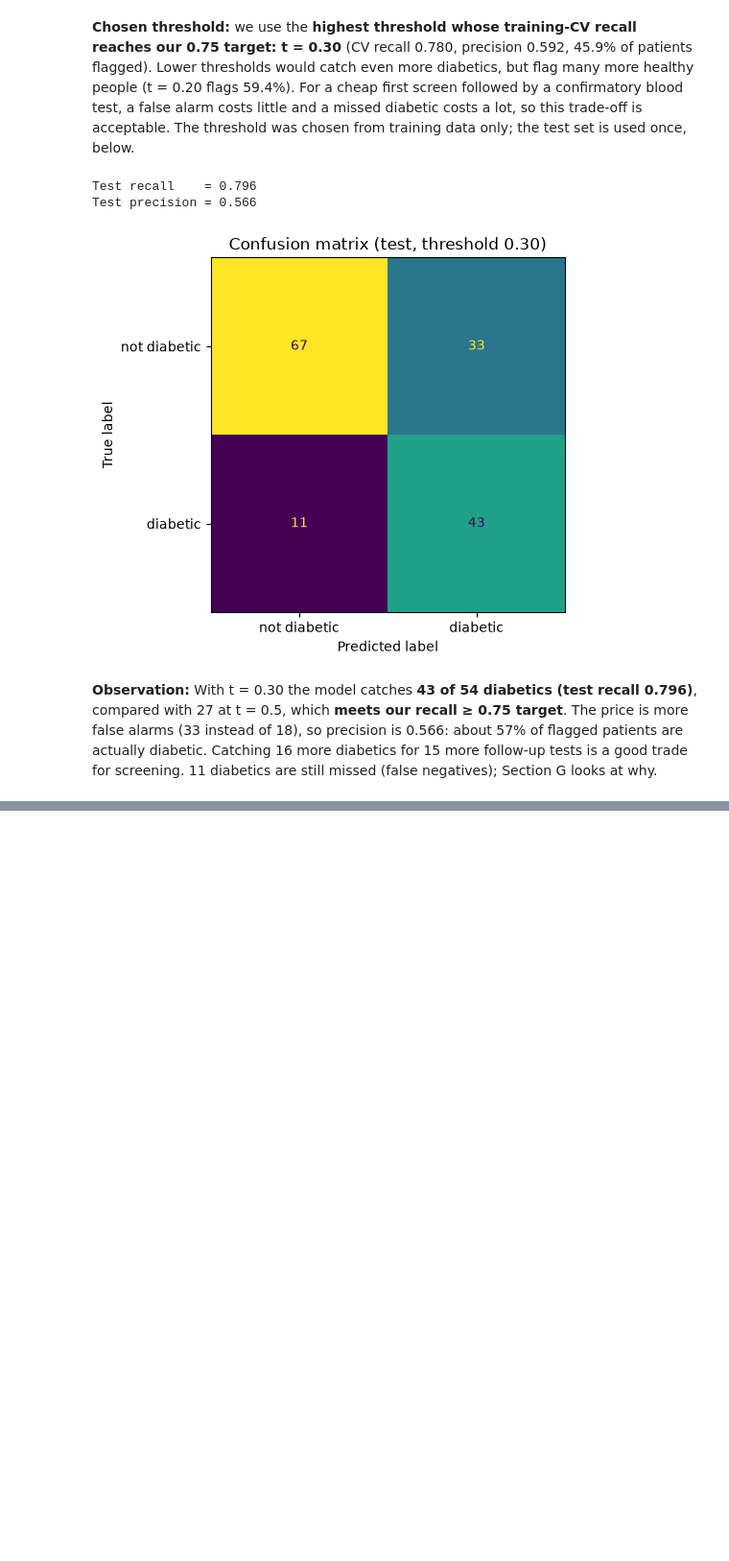
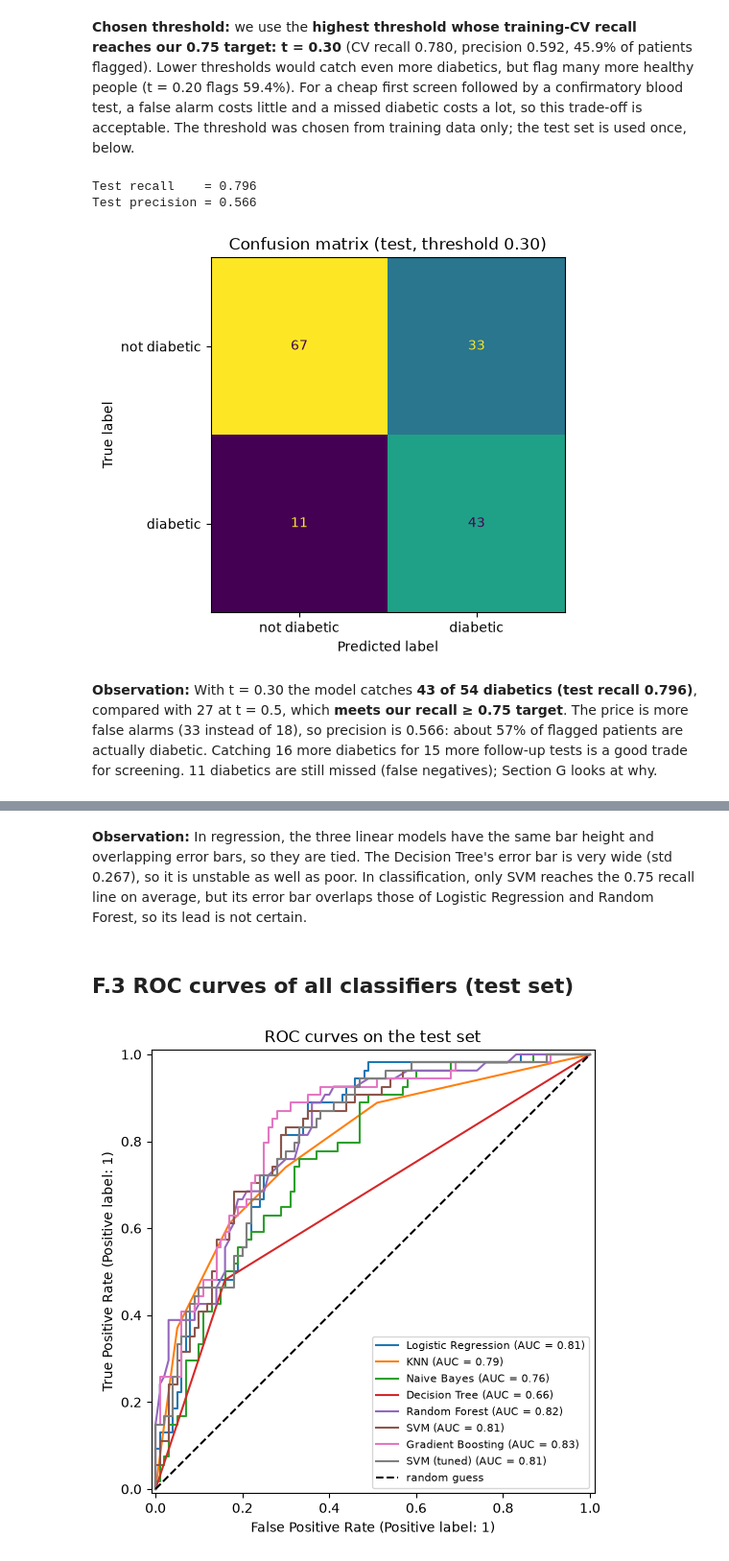
Before and after one commit to aggamsingh/diabetes-risk, a Jupyter notebook: diabetes_risk.ipynb, the cells around one changed output, grey strips where cells are left out. Shown at 96% size. Drawn from its saved outputs; the diff is of its cells as text; code cells hidden in the pictures; blank space fills up the shorter version.

```diff
--- a/diabetes_risk.ipynb
+++ b/diabetes_risk.ipynb
@@ -1023,0 +1031,10 @@ Test precision = 0.566
+# %%
+reg_test = {}
+for name, model in reg_models.items():
+    model.fit(X_train_prog, y_train_prog)
+    reg_test[name] = r2_score(y_test_prog, model.predict(X_test_prog))
+
+reg_compare = reg_cv[["model", "R2 train", "R2", "R2 std", "RMSE", "fit time (s)"]].copy()
+reg_compare = reg_compare.rename(columns={"R2": "R2 CV", "R2 std": "R2 CV std", "RMSE": "RMSE CV"})
+reg_compare["R2 test"] = reg_compare["model"].map(reg_test)
+reg_compare.round(3)
@@ -1023,0 +1055,13 @@ Test precision = 0.566
+# %%
+clf_test_recall, clf_test_auc, clf_proba = {}, {}, {}
+for name, model in clf_models.items():
+    model.fit(X_train_pima, y_train_pima)
+    clf_proba[name] = model.predict_proba(X_test_pima)[:, 1]
+    clf_test_recall[name] = recall_score(y_test_pima, model.predict(X_test_pima))
+    clf_test_auc[name] = roc_auc_score(y_test_pima, clf_proba[name])
+
+clf_compare = clf_cv[["model", "recall", "recall std", "roc_auc train", "roc_auc",
+                      "roc_auc std", "fit time (s)"]].copy()
+clf_compare["recall test"] = clf_compare["model"].map(clf_test_recall)
+clf_compare["roc_auc test"] = clf_compare["model"].map(clf_test_auc)
+clf_compare.round(3)
@@ -1023,0 +1101,17 @@ Test precision = 0.566
+# %% [markdown]
+**Observation:** In regression, the three linear models have the same bar height and overlapping error bars, so they are tied. The Decision Tree's error bar is very wide (std 0.267), so it is unstable as well as poor. In classification, only SVM reaches the 0.75 recall line on average, but its error bar overlaps those of Logistic Regression and Random Forest, so its lead is not certain.
+# %% [markdown]
+## F.3 ROC curves of all classifiers (test set)
+# %%
+clf_proba["SVM (tuned)"] = y_proba_pima        # add the final tuned model
+
+fig, ax = plt.subplots(figsize=(7, 6))
+for name, proba in clf_proba.items():
+    RocCurveDisplay.from_predictions(y_test_pima, proba, name=name, ax=ax)
+ax.plot([0, 1], [0, 1], "k--", label="random guess")
+ax.legend(fontsize=8)
+ax.set_title("ROC curves on the test set")
+plt.savefig("figures/fig17_roc_comparison.png", dpi=150, bbox_inches="tight")
+plt.show()
+# %% [output]
+[figure, added]
```
Also changed, not shown: parts of 14 cells of this notebook, 4 other files.
